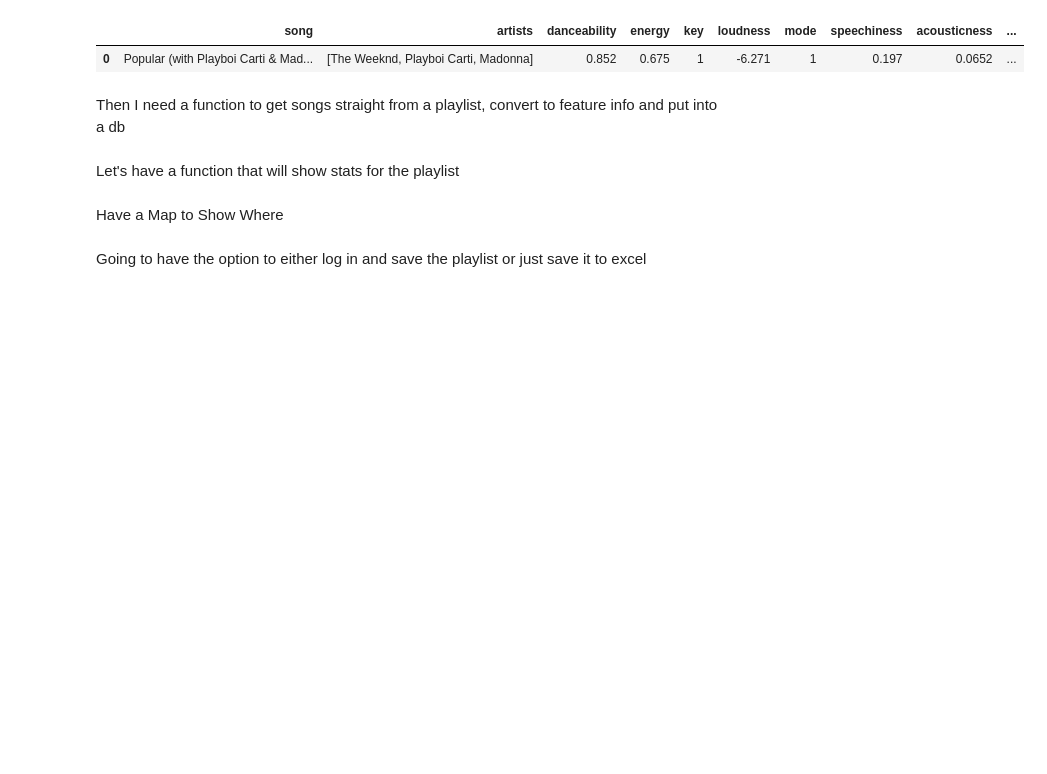
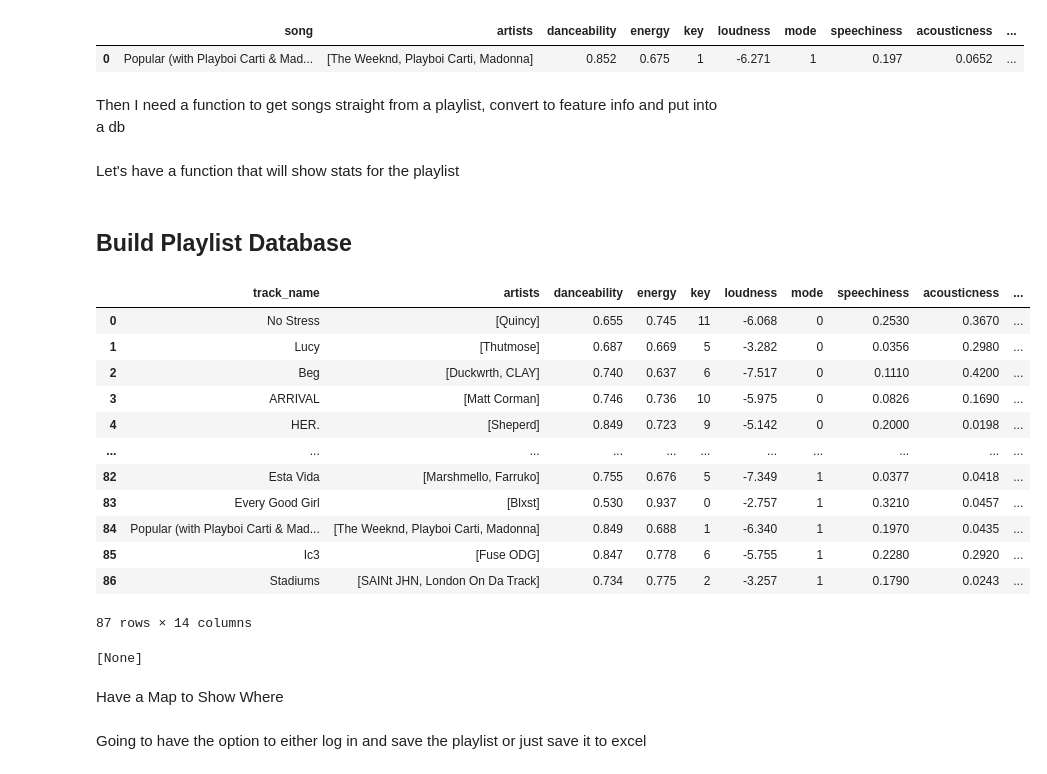
Before and after one commit to cokoroafor11/Playlist-Recommender-App, a Jupyter notebook: Spotify_Playlist_Recommender.ipynb, the cells around one changed output. Cells and saved outputs as stored; diff of their text form; code cells hidden in the pictures; blank space fills up the shorter version.

```diff
--- a/Spotify_Playlist_Recommender.ipynb
+++ b/Spotify_Playlist_Recommender.ipynb
@@ -194,3 +212,5 @@ def excel_list_to_df():
     return playlists
 # %% [markdown]
 Let's have a function that will show stats for the playlist
+# %% [markdown]
+## Build Playlist Database
@@ -196,0 +284,18 @@ Let's have a function that will show stats for the playlist
+# %%
+song_db = populate_song_info('https://open.spotify.com/playlist/7IKIjt9wZPPQWgvHo1SeFO?si=ee0a9c52dced4214')
+# %%
+song_db
+# %% [output]
+|  | track_name | artists | danceability | energy | key | loudness | mode | speechiness | acousticness | ... |
+| 0 | No Stress | [Quincy] | 0.655 | 0.745 | 11 | -6.068 | 0 | 0.2530 | 0.3670 | ... |
+| 1 | Lucy | [Thutmose] | 0.687 | 0.669 | 5 | -3.282 | 0 | 0.0356 | 0.2980 | ... |
+| 2 | Beg | [Duckwrth, CLAY] | 0.740 | 0.637 | 6 | -7.517 | 0 | 0.1110 | 0.4200 | ... |
+| 3 | ARRIVAL | [Matt Corman] | 0.746 | 0.736 | 10 | -5.975 | 0 | 0.0826 | 0.1690 | ... |
+| 4 | HER. | [Sheperd] | 0.849 | 0.723 | 9 | -5.142 | 0 | 0.2000 | 0.0198 | ... |
+| ... | ... | ... | ... | ... | ... | ... | ... | ... | ... | ... |
+| 82 | Esta Vida | [Marshmello, Farruko] | 0.755 | 0.676 | 5 | -7.349 | 1 | 0.0377 | 0.0418 | ... |
+| 83 | Every Good Girl | [Blxst] | 0.530 | 0.937 | 0 | -2.757 | 1 | 0.3210 | 0.0457 | ... |
+| 84 | Popular (with Playboi Carti & Mad... | [The Weeknd, Playboi Carti, Madonna] | 0.849 | 0.688 | 1 | -6.340 | 1 | 0.1970 | 0.0435 | ... |
+| 85 | Ic3 | [Fuse ODG] | 0.847 | 0.778 | 6 | -5.755 | 1 | 0.2280 | 0.2920 | ... |
+| 86 | Stadiums | [SAINt JHN, London On Da Track] | 0.734 | 0.775 | 2 | -3.257 | 1 | 0.1790 | 0.0243 | ... |
+87 rows × 14 columns
@@ -197,3 +325,7 @@ Let's have a function that will show stats for the playlist
+# %%
+print(omw)
+# %% [output]
+[None]
 # %% [markdown]
 Have a Map to Show Where
 # %% [markdown]
```
Also changed, not shown: parts of 10 cells of this notebook.
